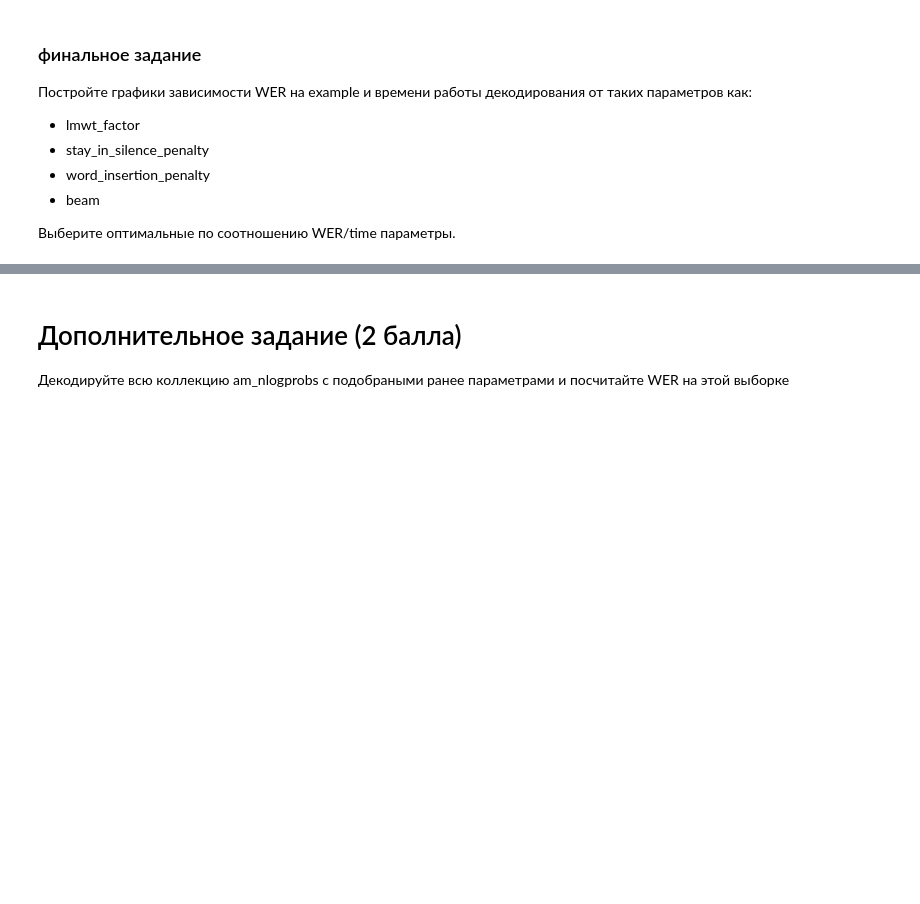
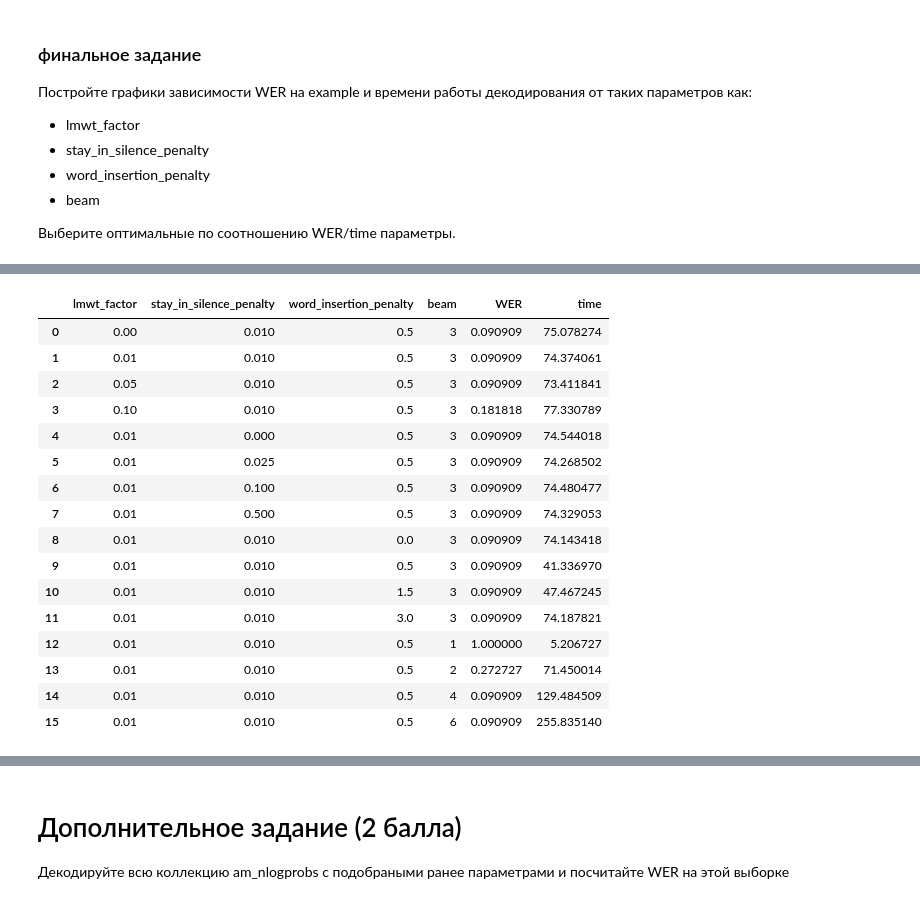
Before and after one commit to medbar/asr_itmo_practice, a Jupyter notebook: asr_lab4.ipynb, the cells around one changed output, grey strips where cells are left out. Cells and saved outputs as stored; diff of their text form; code cells hidden in the pictures; blank space fills up the shorter version.

```diff
--- a/asr_lab4.ipynb
+++ b/asr_lab4.ipynb
@@ -626,8 +672,7 @@ class HypothesesKeeper:
         """return the best hyp based on self.best_state"""
         # TODO
         # верните лучшую гипотезу
-        raise NotImplementedError()
-        # !!!!!!!!!!
+        return [hyp for state, hyp in self.state2hyp.items() if state == self.best_state and hyp.score == self.best_score][0]
 
     def prune(self):
         self.state2hyp = {s:h for s, h in self.state2hyp.items() if not self.is_prunned_by_beam(h.score)}
@@ -636,22 +681,20 @@ class HypothesesKeeper:
         """Return all hypotheses. Apply beam pruning"""
         # TODO
         # верните все гипотезы, которые находятся в луче поиска
-        raise NotImplementedError()
-        # !!!!!!!!!!!!!!!!!
+        self.prune()
+        return self.state2hyp.values()
 
     def is_prunned_by_beam(self, score: float):
         """Return true if score greater than beam"""
         # TODO
         # верните True, если значение score находится вне луча поиска
-        raise NotImplementedError()
-        #!!!!!!!!!!!!!!!!
+        return score - self.beam_size > self.best_score
 
     def is_prunned_by_state(self, state, score):
         """Returns true if the keeper already has a hyp in the same state and the score of this hyp is lower"""
         # TODO
         # верните True, если state уже имеет гипотезу, со скором лучше чем score
-        raise NotImplementedError()
-        # !!!!!!!!!!!!!!!!!!!
+        return state in self.state2hyp and self.state2hyp[state].score < score
 
     def append(self, hyp: Hypothesis):
         """Append new hyp into collection"""
@@ -678,8 +721,9 @@ class HypothesesKeeper:
         # посчитайте средний и максимальный скор хранящихся гипотез
         # mean_score = ...
         # max_score = ...
-        raise NotImplementedError()
-        # !!!!!!!
+        scores = [hyp.score for hyp in self.state2hyp.values()]
+        mean_score = sum(scores) / len(scores)
+        max_score  = max(scores)
         return (
             f"{len(self)} hyps. "
             f"Best {self.get_best_hyp()}. "
@@ -726,7 +772,6 @@ class BeamSearcher:
         pbar = tqdm(phonemes_nll)
         for new_time, frame_dist in enumerate(pbar):
             new_hyps = HypothesesKeeper(beam_size=self.beam_size)
-            # print(parent_hyps)
             for parent_hyp in parent_hyps.tolist():
                 assert parent_hyp.time + 1 == new_time, f"Wrong time {new_time=}, \n{parent_hyp=}"
                 # TODO
@@ -735,8 +780,14 @@ class BeamSearcher:
                 # words гипотез не должен содержать <eps>
                 # score гипотезы равен сумме скора родителя, phone_nll и веса от transduce по графу
                 for i, phone_nll in enumerate(frame_dist):
-                    raise NotImplementedError()
-                # !!!!!!!!
+                    trans = self.graph.transduce(parent_hyp.state, self.am2phone_mapping[i])
+                    for tran in trans:
+                        score = parent_hyp.score + phone_nll + tran[1]
+                        words = parent_hyp.words + ([] if tran[0] == "<eps>" else [tran[0]])
+                        state = tran[2]
+                        time  = parent_hyp.time  + 1
+                        new_hyp = Hypothesis(score=score, time=time, words=words, state=state)
+                        new_hyps.append(new_hyp)
             new_hyps.prune()
             parent_hyps = new_hyps
             statictic_str = parent_hyps.describe()
@@ -745,8 +796,10 @@ class BeamSearcher:
         # сформируйте список финальных гипотез
         # пройдитесь по parent_hyps и добавьте ко всем гипотезам финальный вес
         final_hyps = HypothesesKeeper(beam_size=self.beam_size)
-        raise NotImplementedError()
-        # !!!!!!!!!!!!!!!
+        for parent_hyp in parent_hyps.tolist():
+            final_score = self.graph.final_score(parent_hyp.state)
+            parent_hyp.score += final_score
+            final_hyps.append(parent_hyp)
 
         print(f"Found {len(final_hyps)} hypotheses")
         best_hyp = final_hyps.get_best_hyp()
@@ -839,7 +906,7 @@ with ReadHelper('ark:resources/lab4/test_am_nlogprobs.ark') as am_nlogprob_reade
 # %%
 # Выбираем один пример для отладки пайплайна
 example = am_nlogprobs['timit/data/TEST/DR1/FAKS0/SA1']
-with open('timit/data/TEST/DR1/FAKS0/SA1.TXT') as f:
+with open('../../asr_itmo_practice/timit/data/TEST/DR1/FAKS0/SA1.TXT') as f:
     example_ref = ' '.join(f.read().replace('.', ' ').split()[2:])
 print(example_ref)
 # %% [output]
@@ -892,0 +1077,20 @@ print(hyp, "WER: ", jiwer.wer(example_ref, ' '.join(hyp.words)))
+# %%
+df
+# %% [output]
+|  | lmwt_factor | stay_in_silence_penalty | word_insertion_penalty | beam | WER | time |
+| 0 | 0.00 | 0.010 | 0.5 | 3 | 0.090909 | 75.078274 |
+| 1 | 0.01 | 0.010 | 0.5 | 3 | 0.090909 | 74.374061 |
+| 2 | 0.05 | 0.010 | 0.5 | 3 | 0.090909 | 73.411841 |
+| 3 | 0.10 | 0.010 | 0.5 | 3 | 0.181818 | 77.330789 |
+| 4 | 0.01 | 0.000 | 0.5 | 3 | 0.090909 | 74.544018 |
+| 5 | 0.01 | 0.025 | 0.5 | 3 | 0.090909 | 74.268502 |
+| 6 | 0.01 | 0.100 | 0.5 | 3 | 0.090909 | 74.480477 |
+| 7 | 0.01 | 0.500 | 0.5 | 3 | 0.090909 | 74.329053 |
+| 8 | 0.01 | 0.010 | 0.0 | 3 | 0.090909 | 74.143418 |
+| 9 | 0.01 | 0.010 | 0.5 | 3 | 0.090909 | 41.336970 |
+| 10 | 0.01 | 0.010 | 1.5 | 3 | 0.090909 | 47.467245 |
+| 11 | 0.01 | 0.010 | 3.0 | 3 | 0.090909 | 74.187821 |
+| 12 | 0.01 | 0.010 | 0.5 | 1 | 1.000000 | 5.206727 |
+| 13 | 0.01 | 0.010 | 0.5 | 2 | 0.272727 | 71.450014 |
+| 14 | 0.01 | 0.010 | 0.5 | 4 | 0.090909 | 129.484509 |
+| 15 | 0.01 | 0.010 | 0.5 | 6 | 0.090909 | 255.835140 |
```
Also changed, not shown: parts of 24 cells of this notebook.
